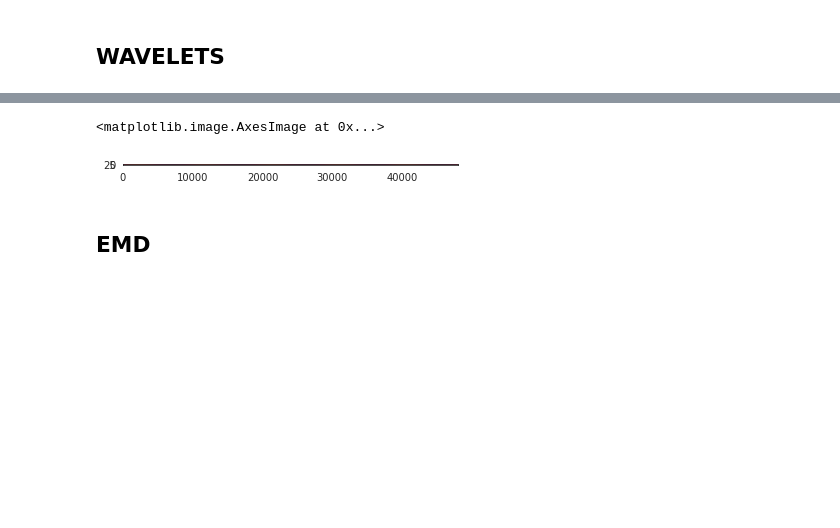
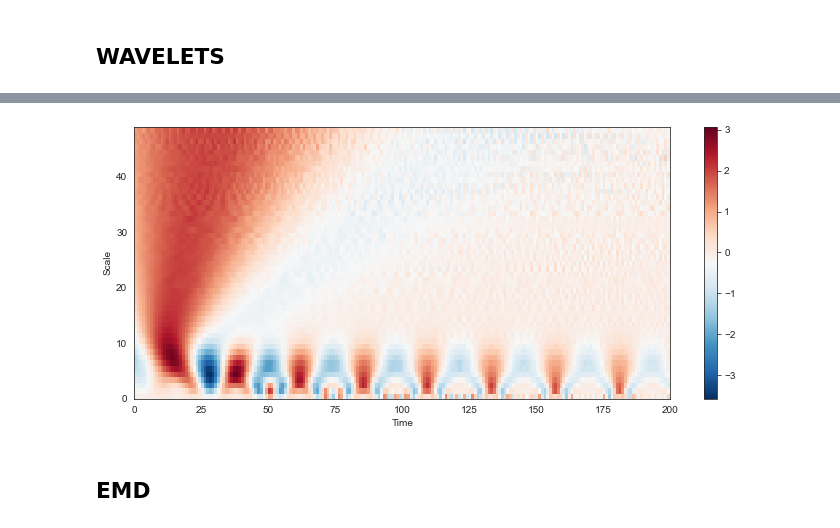
Before and after one commit to veraokgonzalo/time_series_analysis, a Jupyter notebook: analisis_series_temporales.ipynb, the cells around one changed output, grey strips where cells are left out. Cells and saved outputs as stored; diff of their text form; code cells hidden in the pictures; blank space fills up the shorter version.

```diff
--- a/analisis_series_temporales.ipynb
+++ b/analisis_series_temporales.ipynb
@@ -3,10 +3,11 @@
 
 import numpy as np
 import pandas as pd
-import matplotlib as plt
+import matplotlib.pyplot as plt
 import seaborn as sns
 import pywt
 sns.set_style("white")
+mapacolor = 'RdBu_r'
 # %% [markdown]
 # NOTEBOOK DE ANALISIS DE SERIES TEMPORALES
 # %% [markdown]
@@ -78,8 +82,12 @@ AttributeError: ignored
-# %%
-plt.imshow(coef)
-# %% [output]
-<matplotlib.image.AxesImage at 0x...>
-[figure, removed]
+# %%
+fig, ax = plt.subplots(figsize=(12,5))
+plt.pcolormesh(coef, cmap = mapacolor)
+ax.set_ylabel('Scale')
+ax.set_xlabel('Time')
+plt.xlim((0, 200))
+fig.colorbar(p, ax=ax);
+# %% [output]
+[figure, added]
 # %% [markdown]
 ## EMD
 # %% [markdown]
```
Also changed, not shown: parts of 6 cells of this notebook.
